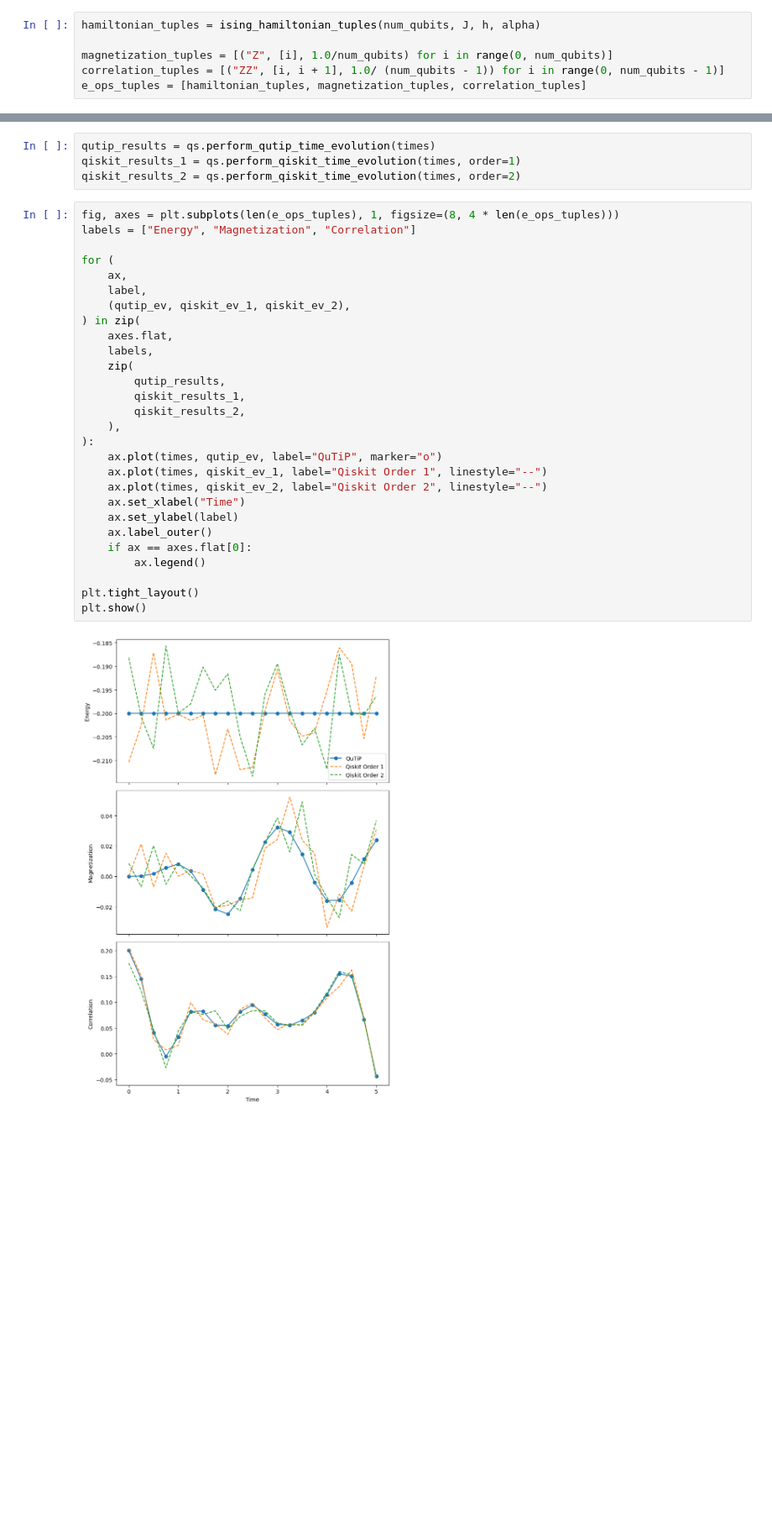
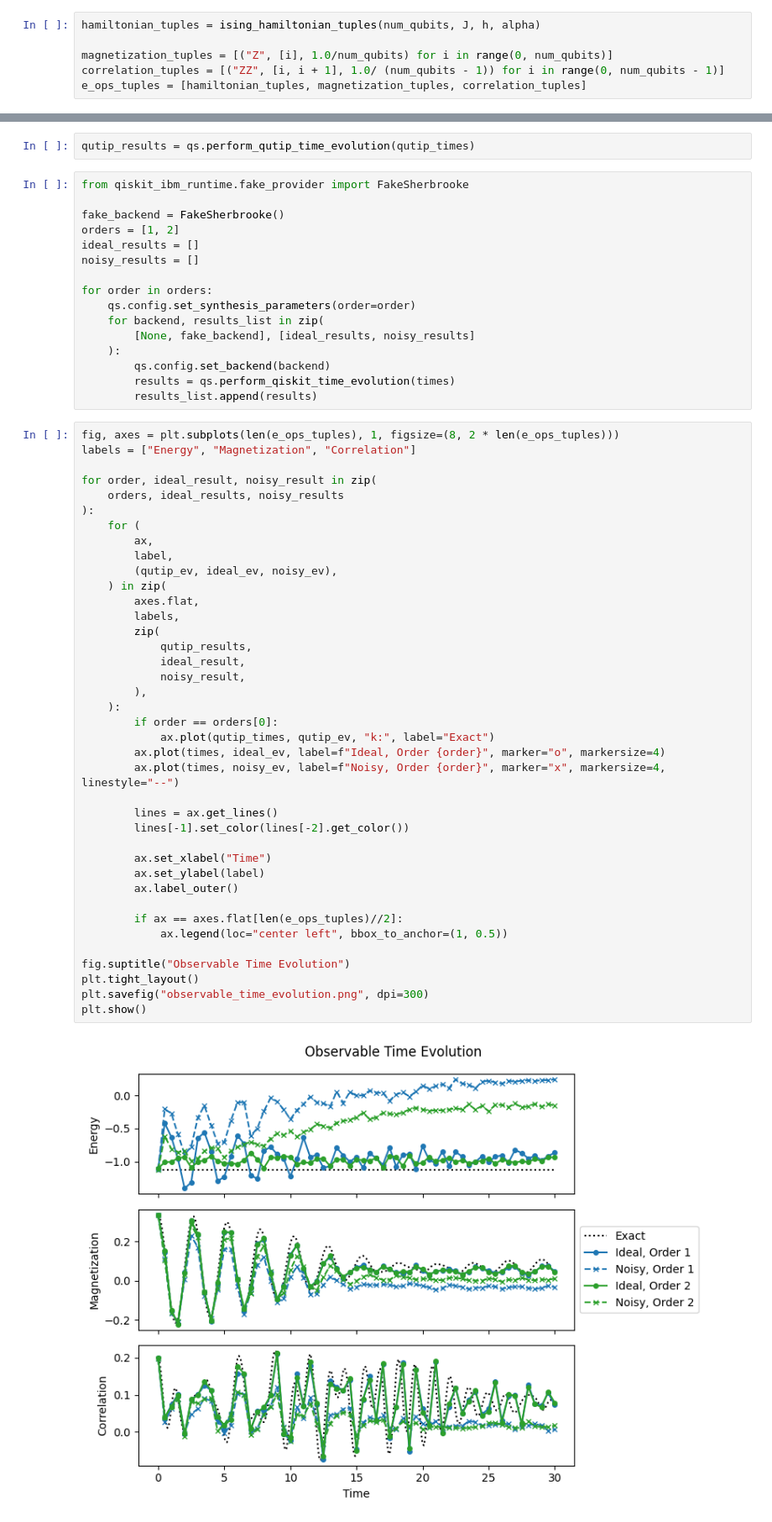
Before and after one commit to piotr-zeberek/Suzuki-Trotter-IS-BSc, a Jupyter notebook: main.ipynb, the cells around one changed output, grey strips where cells are left out. Shown at 84% size. Saved outputs shown, nothing was run; the diff lists cells and outputs as text; blank space fills up the shorter version.

Commit message:
backend selection and optimization

```diff
--- a/main.ipynb
+++ b/main.ipynb
@@ -40,36 +43,61 @@ qsc = QuantumSystemConfig(
 
 qs = QuantumSystem(config=qsc)
 # %%
-qutip_results = qs.perform_qutip_time_evolution(times)
-qiskit_results_1 = qs.perform_qiskit_time_evolution(times, order=1)
-qiskit_results_2 = qs.perform_qiskit_time_evolution(times, order=2)
+qutip_results = qs.perform_qutip_time_evolution(qutip_times)
+# %%
+from qiskit_ibm_runtime.fake_provider import FakeSherbrooke
+
+fake_backend = FakeSherbrooke()
+orders = [1, 2]
+ideal_results = []
+noisy_results = []
+
+for order in orders:
+    qs.config.set_synthesis_parameters(order=order)
+    for backend, results_list in zip(
+        [None, fake_backend], [ideal_results, noisy_results]
+    ):
+        qs.config.set_backend(backend)
+        results = qs.perform_qiskit_time_evolution(times)
+        results_list.append(results)
 # %%
-fig, axes = plt.subplots(len(e_ops_tuples), 1, figsize=(8, 4 * len(e_ops_tuples)))
+fig, axes = plt.subplots(len(e_ops_tuples), 1, figsize=(8, 2 * len(e_ops_tuples)))
 labels = ["Energy", "Magnetization", "Correlation"]
 
-for (
-    ax,
-    label,
-    (qutip_ev, qiskit_ev_1, qiskit_ev_2),
-) in zip(
-    axes.flat,
-    labels,
-    zip(
-        qutip_results,
-        qiskit_results_1,
-        qiskit_results_2,
-    ),
+for order, ideal_result, noisy_result in zip(
+    orders, ideal_results, noisy_results
 ):
-    ax.plot(times, qutip_ev, label="QuTiP", marker="o")
-    ax.plot(times, qiskit_ev_1, label="Qiskit Order 1", linestyle="--")
-    ax.plot(times, qiskit_ev_2, label="Qiskit Order 2", linestyle="--")
-    ax.set_xlabel("Time")
-    ax.set_ylabel(label)
-    ax.label_outer()
-    if ax == axes.flat[0]:
-        ax.legend()
+    for (
+        ax,
+        label,
+        (qutip_ev, ideal_ev, noisy_ev),
+    ) in zip(
+        axes.flat,
+        labels,
+        zip(
+            qutip_results,
+            ideal_result,
+            noisy_result,
+        ),
+    ):
+        if order == orders[0]:
+            ax.plot(qutip_times, qutip_ev, "k:", label="Exact")
+        ax.plot(times, ideal_ev, label=f"Ideal, Order {order}", marker="o", markersize=4)
+        ax.plot(times, noisy_ev, label=f"Noisy, Order {order}", marker="x", markersize=4, linestyle="--")
 
+        lines = ax.get_lines()
+        lines[-1].set_color(lines[-2].get_color())
+
+        ax.set_xlabel("Time")
+        ax.set_ylabel(label)
+        ax.label_outer()
+
+        if ax == axes.flat[len(e_ops_tuples)//2]:
+            ax.legend(loc="center left", bbox_to_anchor=(1, 0.5))
+
+fig.suptitle("Observable Time Evolution")
 plt.tight_layout()
+plt.savefig("observable_time_evolution.png", dpi=300)
 plt.show()
 # %% [output]
-[figure, old version]
+[figure, new version]
```
Also changed, not shown: parts of 2 cells of this notebook, 2 other files.
